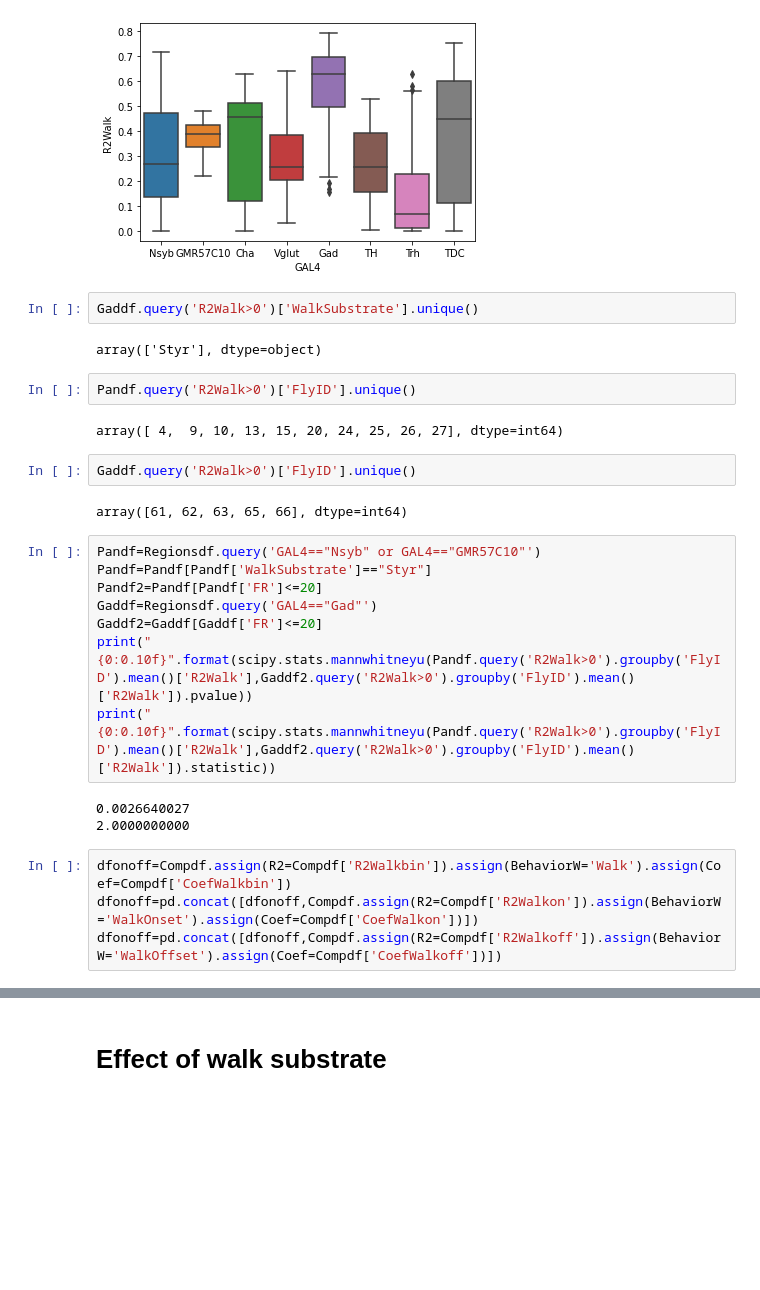
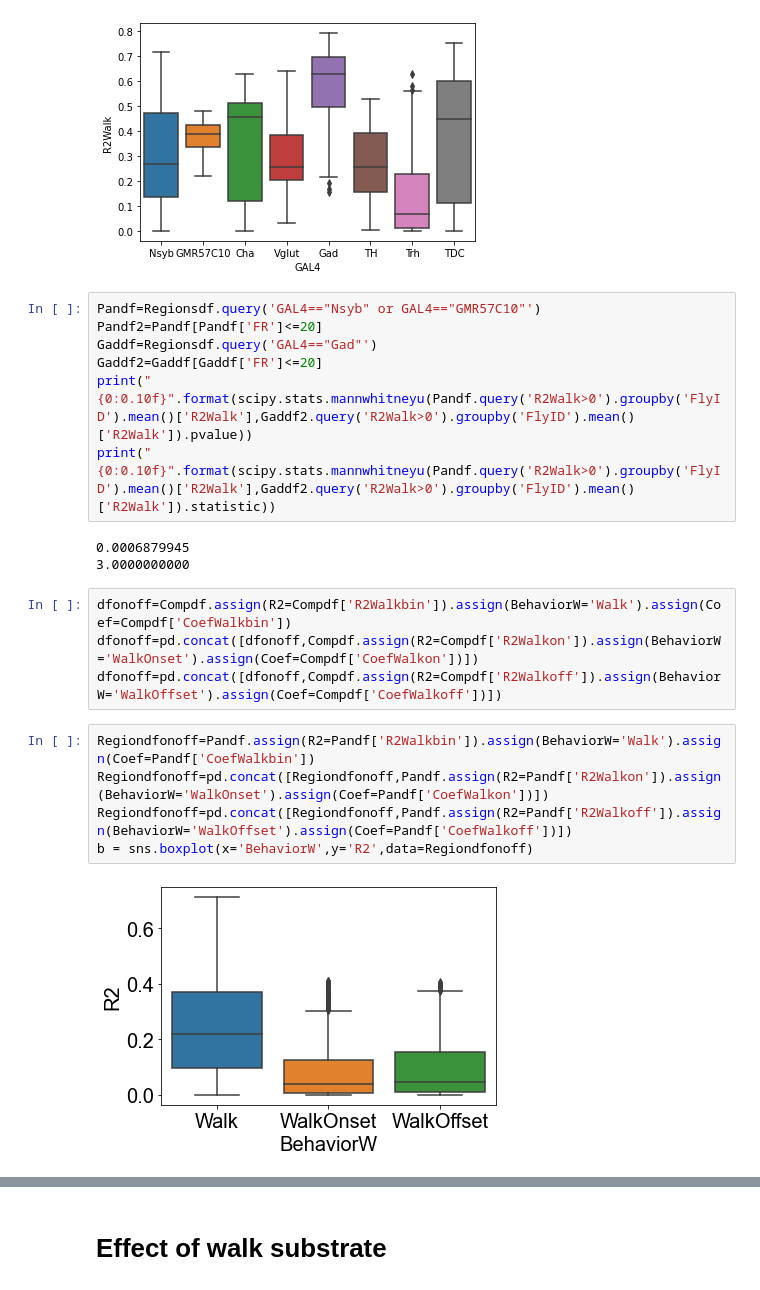
Before and after one commit to sophie63/Aimon2022, a Jupyter notebook: Figure1Plot_Stats_V2.ipynb, the cells around one changed output, grey strips where cells are left out. Cells and saved outputs as stored; diff of their text form; blank space fills up the shorter version.

```diff
--- a/Figure1Plot_Stats_V2.ipynb
+++ b/Figure1Plot_Stats_V2.ipynb
@@ -46,30 +50,24 @@ b = sns.boxplot(x='GAL4',y='R2Walk',data=Regionsdf)
 b = sns.boxplot(x='GAL4',y='R2Walk',data=Regionsdf[Regionsdf['FR']<10])
 # %% [output]
 [figure]
-# %%
-Gaddf.query('R2Walk>0')['WalkSubstrate'].unique()
-# %% [output]
-array(['Styr'], dtype=object)
-# %%
-Pandf.query('R2Walk>0')['FlyID'].unique()
-# %% [output]
-array([ 4,  9, 10, 13, 15, 20, 24, 25, 26, 27], dtype=int64)
-# %%
-Gaddf.query('R2Walk>0')['FlyID'].unique()
-# %% [output]
-array([61, 62, 63, 65, 66], dtype=int64)
 # %%
 Pandf=Regionsdf.query('GAL4=="Nsyb" or GAL4=="GMR57C10"')
-Pandf=Pandf[Pandf['WalkSubstrate']=="Styr"]
 Pandf2=Pandf[Pandf['FR']<=20]
 Gaddf=Regionsdf.query('GAL4=="Gad"')
 Gaddf2=Gaddf[Gaddf['FR']<=20]
 print("{0:0.10f}".format(scipy.stats.mannwhitneyu(Pandf.query('R2Walk>0').groupby('FlyID').mean()['R2Walk'],Gaddf2.query('R2Walk>0').groupby('FlyID').mean()['R2Walk']).pvalue))
 print("{0:0.10f}".format(scipy.stats.mannwhitneyu(Pandf.query('R2Walk>0').groupby('FlyID').mean()['R2Walk'],Gaddf2.query('R2Walk>0').groupby('FlyID').mean()['R2Walk']).statistic))
 # %% [output]
-0.0026640027
-2.0000000000
+0.0006879945
+3.0000000000
 # %%
 dfonoff=Compdf.assign(R2=Compdf['R2Walkbin']).assign(BehaviorW='Walk').assign(Coef=Compdf['CoefWalkbin'])
 dfonoff=pd.concat([dfonoff,Compdf.assign(R2=Compdf['R2Walkon']).assign(BehaviorW='WalkOnset').assign(Coef=Compdf['CoefWalkon'])])
 dfonoff=pd.concat([dfonoff,Compdf.assign(R2=Compdf['R2Walkoff']).assign(BehaviorW='WalkOffset').assign(Coef=Compdf['CoefWalkoff'])])
+# %%
+Regiondfonoff=Pandf.assign(R2=Pandf['R2Walkbin']).assign(BehaviorW='Walk').assign(Coef=Pandf['CoefWalkbin'])
+Regiondfonoff=pd.concat([Regiondfonoff,Pandf.assign(R2=Pandf['R2Walkon']).assign(BehaviorW='WalkOnset').assign(Coef=Pandf['CoefWalkon'])])
+Regiondfonoff=pd.concat([Regiondfonoff,Pandf.assign(R2=Pandf['R2Walkoff']).assign(BehaviorW='WalkOffset').assign(Coef=Pandf['CoefWalkoff'])])
+b = sns.boxplot(x='BehaviorW',y='R2',data=Regiondfonoff)
+# %% [output]
+[figure, added]
```
Also changed, not shown: parts of 81 cells of this notebook, 10 other files.
